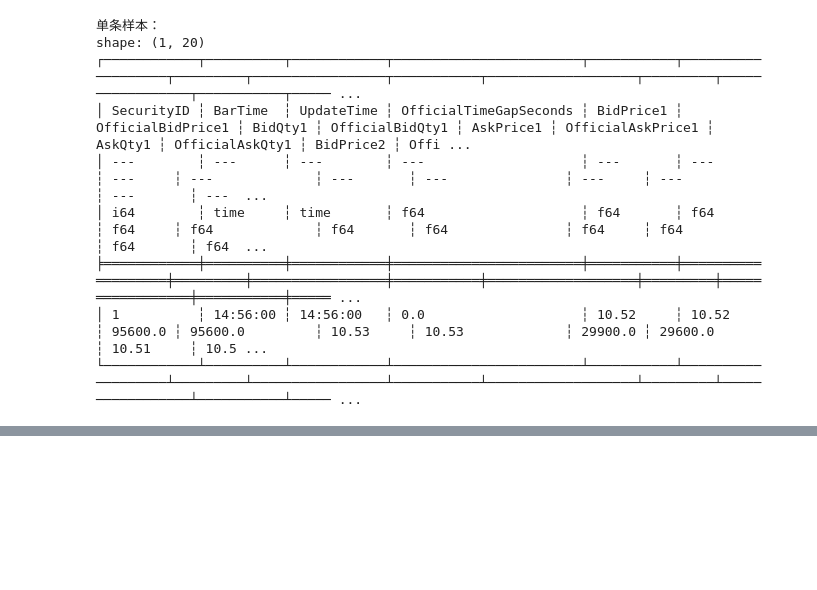
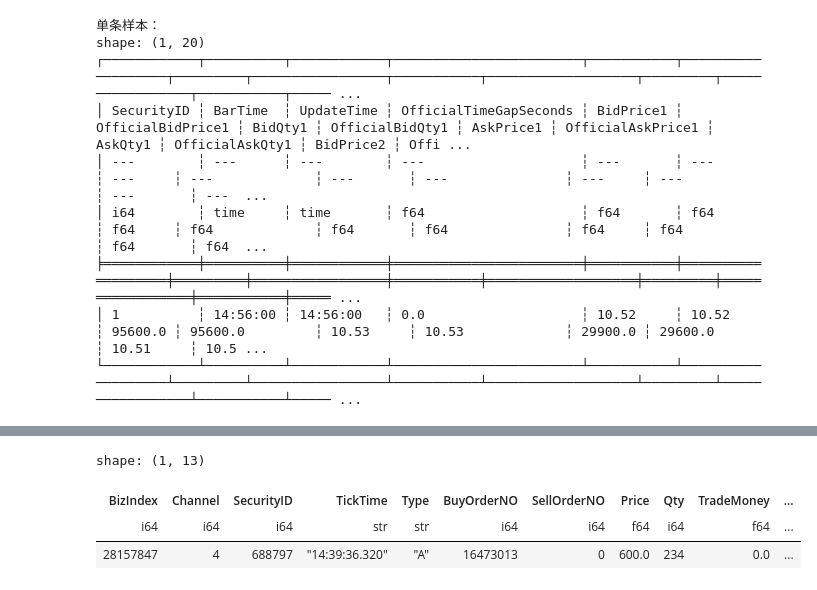
Before and after one commit to Xujy424/research2workflow, a Jupyter notebook: v2/dataloader/test.ipynb, the cells around one changed output, grey strips where cells are left out. Cells and saved outputs as stored; diff of their text form; code cells hidden in the pictures; blank space fills up the shorter version.

```diff
--- a/v2/dataloader/test.ipynb
+++ b/v2/dataloader/test.ipynb
@@ -456,0 +475,7 @@ shape: (1, 20)
+# %%
+sh.filter(pl.col('Type')=='A').filter(pl.col('BizIndex')==28157847).filter(pl.col('SecurityID')==688797)
+# %% [output]
+shape: (1, 13)
+| BizIndex | Channel | SecurityID | TickTime | Type | BuyOrderNO | SellOrderNO | Price | Qty | TradeMoney | ... |
+| i64 | i64 | i64 | str | str | i64 | i64 | f64 | i64 | f64 | ... |
+| 28157847 | 4 | 688797 | "14:39:36.320" | "A" | 16473013 | 0 | 600.0 | 234 | 0.0 | ... |
```
Also changed, not shown: parts of 4 cells of this notebook, 1 other file.
